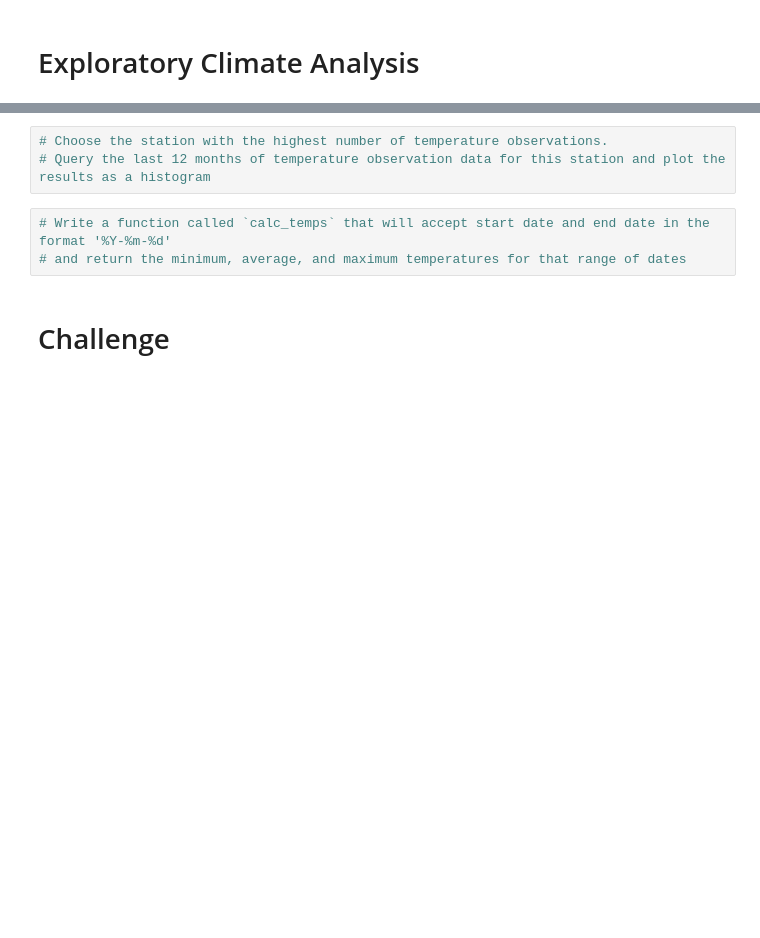
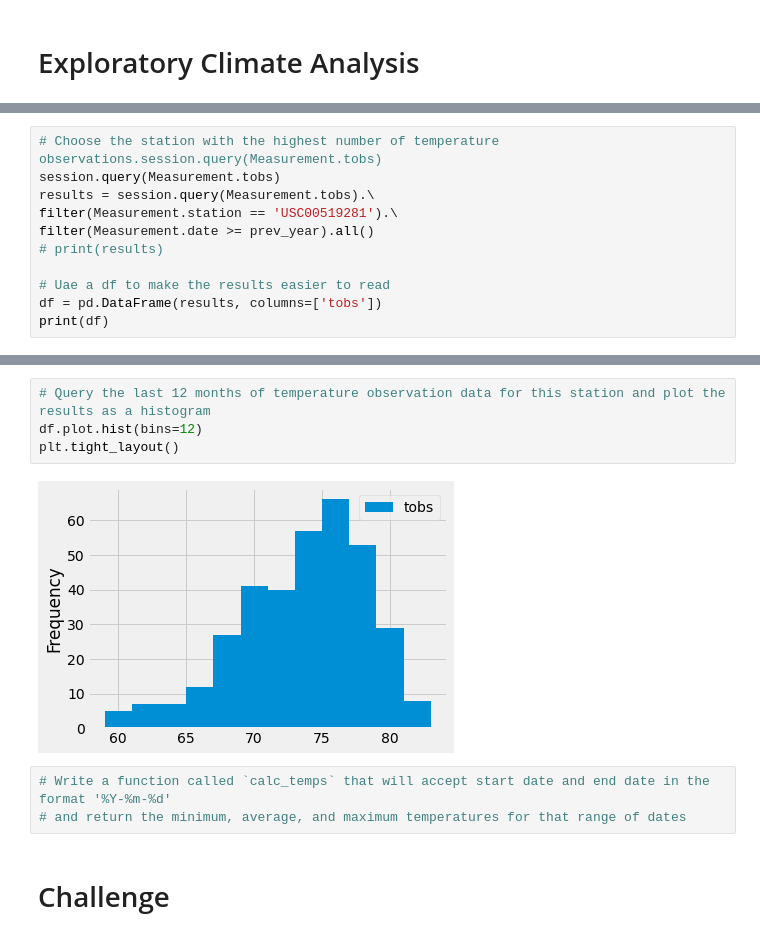
Before and after one commit to hmohabir/surfs_up, a Jupyter notebook: climate_analysis.ipynb, the cells around one changed output, grey strips where cells are left out. Cells and saved outputs as stored; diff of their text form; blank space fills up the shorter version.

```diff
--- a/climate_analysis.ipynb
+++ b/climate_analysis.ipynb
@@ -63,0 +154,11 @@ session = Session(engine)
+# %%
+# Choose the station with the highest number of temperature observations.session.query(Measurement.tobs)
+session.query(Measurement.tobs)
+results = session.query(Measurement.tobs).\
+filter(Measurement.station == 'USC00519281').\
+filter(Measurement.date >= prev_year).all()
+# print(results)
+
+# Uae a df to make the results easier to read
+df = pd.DataFrame(results, columns=['tobs'])
+print(df)
@@ -64,6 +180,9 @@ session = Session(engine)
 # %%
-# Choose the station with the highest number of temperature observations.
 # Query the last 12 months of temperature observation data for this station and plot the results as a histogram
+df.plot.hist(bins=12)
+plt.tight_layout()
+# %% [output]
+[figure, added]
 # %%
 # Write a function called `calc_temps` that will accept start date and end date in the format '%Y-%m-%d'
 # and return the minimum, average, and maximum temperatures for that range of dates
```
Also changed, not shown: parts of 14 cells of this notebook, 4 other files.
